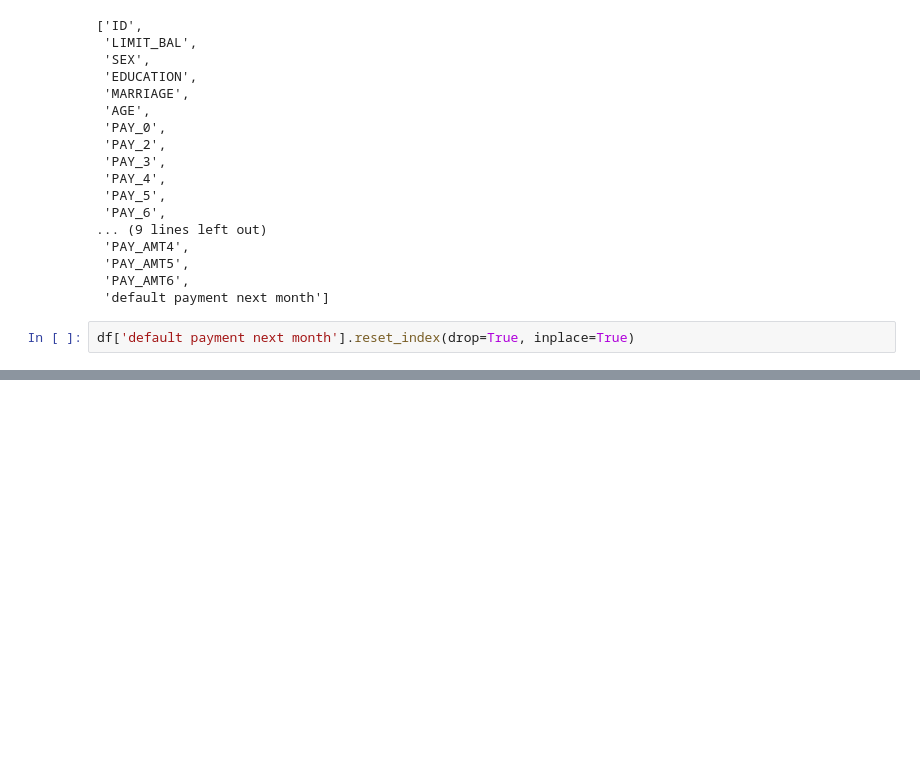
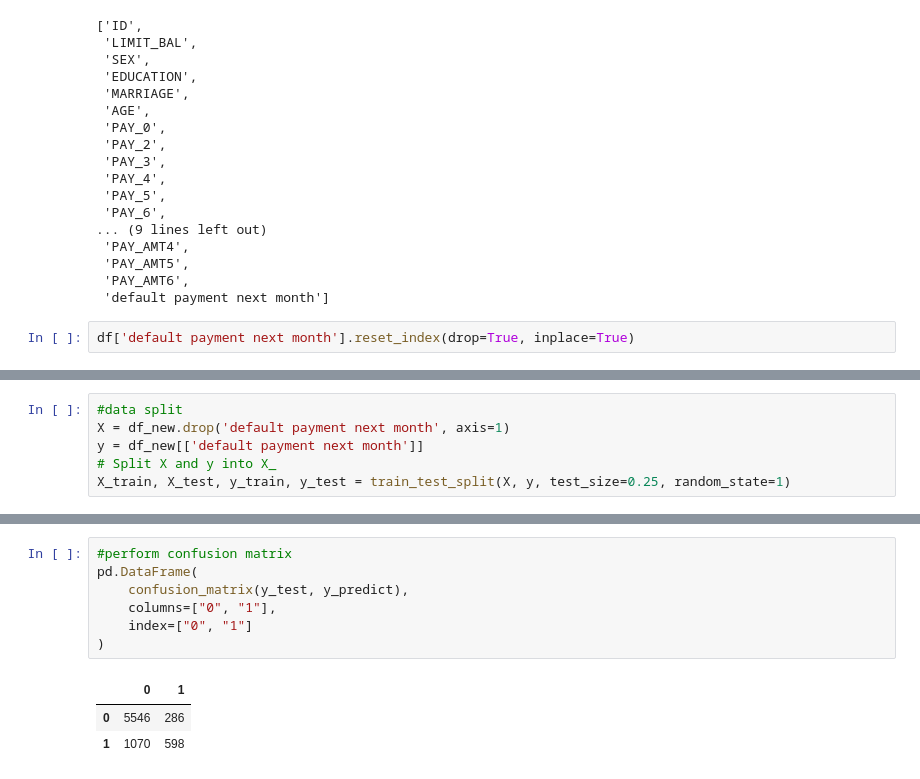
Before and after one commit to edimaudo/Python-projects, a Jupyter notebook: portfolio/credit_card/credit_card.ipynb, the cells around one changed output, grey strips where cells are left out. Cells and saved outputs as stored; diff of their text form; blank space fills up the shorter version.

```diff
--- a/portfolio/credit_card/credit_card.ipynb
+++ b/portfolio/credit_card/credit_card.ipynb
@@ -119,0 +136,6 @@ df['default payment next month'].reset_index(drop=True, inplace=True)
+# %%
+#data split
+X = df_new.drop('default payment next month', axis=1)
+y = df_new[['default payment next month']]
+# Split X and y into X_
+X_train, X_test, y_train, y_test = train_test_split(X, y, test_size=0.25, random_state=1)
@@ -119,0 +201,11 @@ df['default payment next month'].reset_index(drop=True, inplace=True)
+# %%
+#perform confusion matrix
+pd.DataFrame(
+    confusion_matrix(y_test, y_predict),
+    columns=["0", "1"],
+    index=["0", "1"]
+)
+# %% [output]
+|  | 0 | 1 |
+| 0 | 5546 | 286 |
+| 1 | 1070 | 598 |
```
Also changed, not shown: parts of 13 cells of this notebook.
